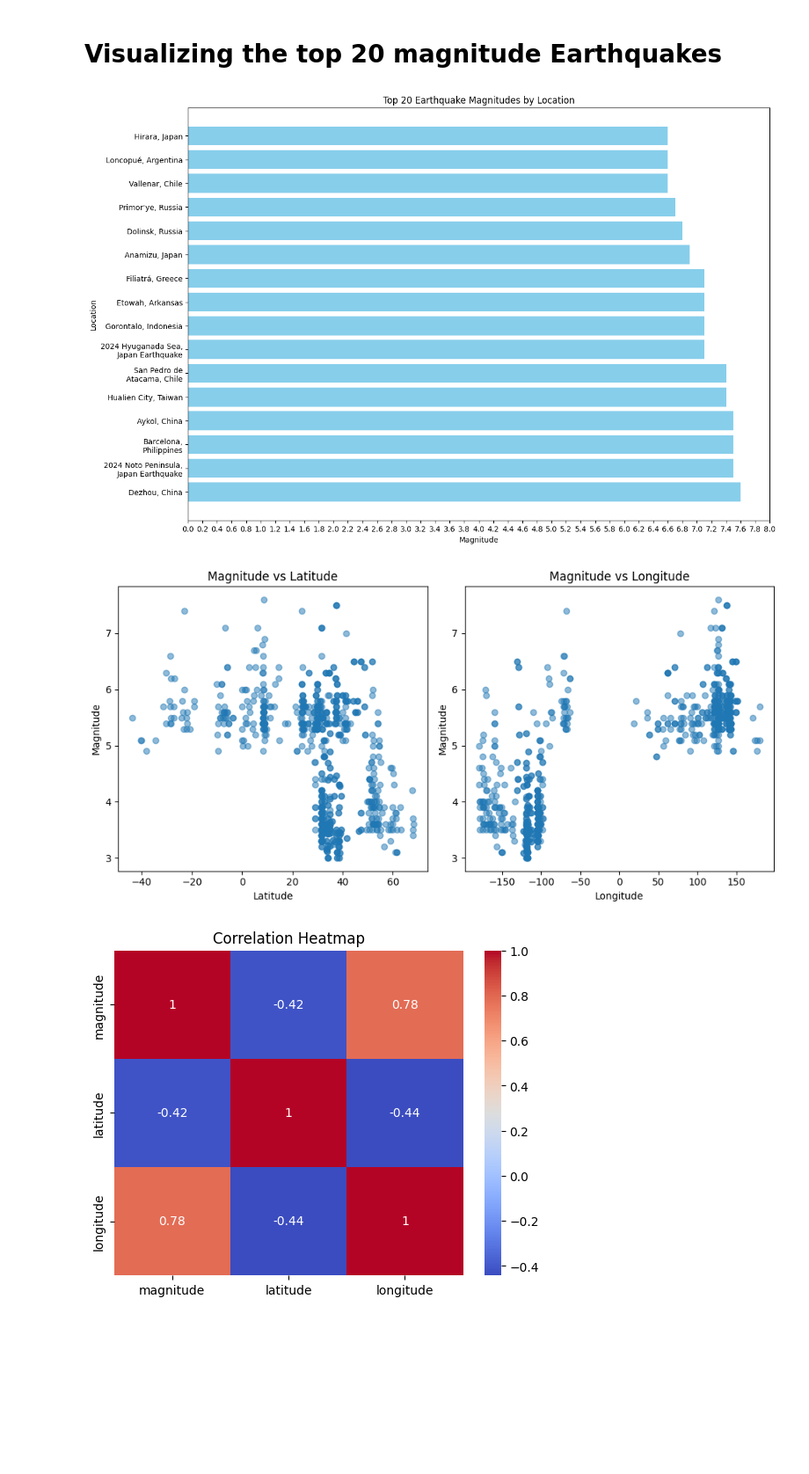
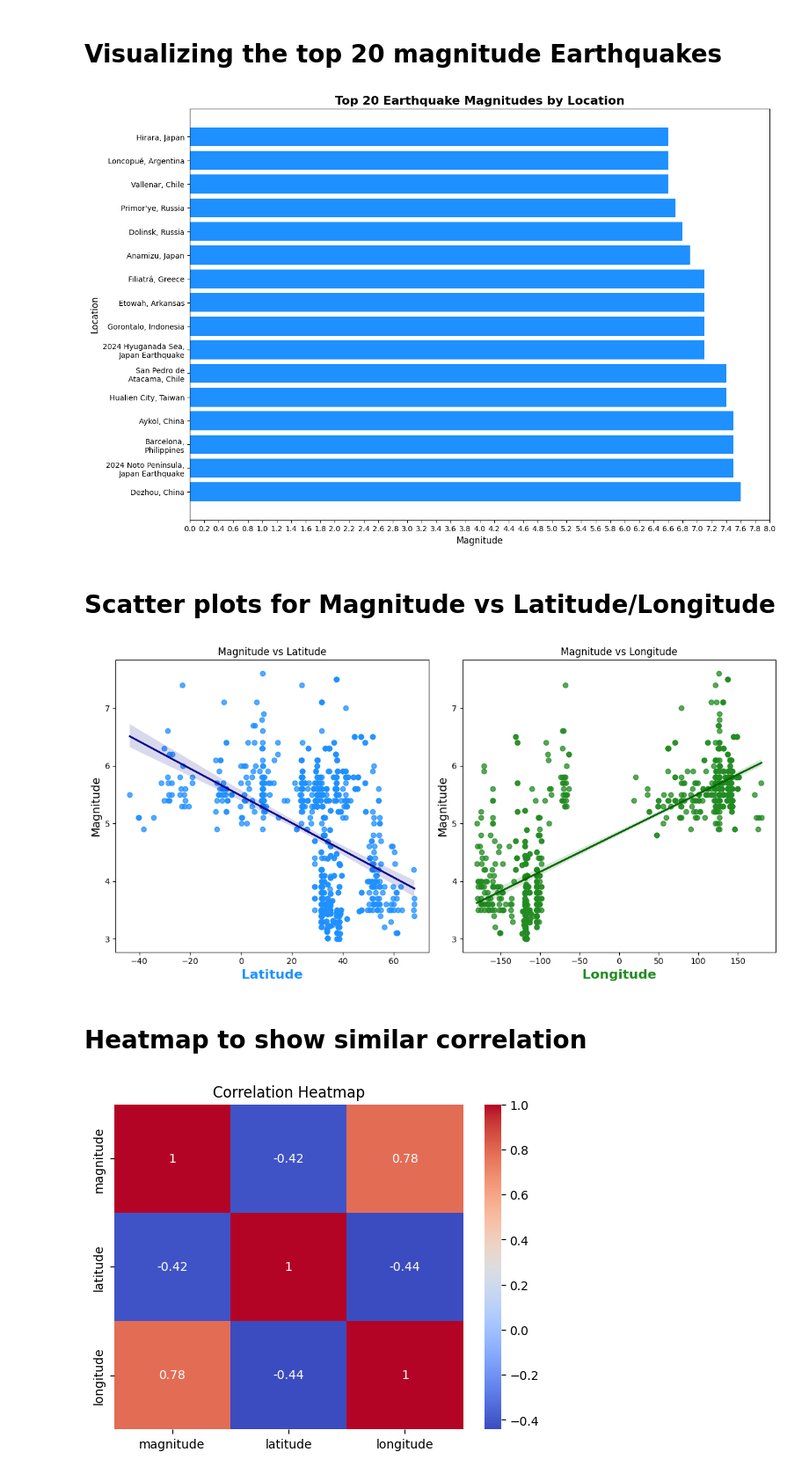
Before and after one commit to adarshm11/earthquakes-analysis, a Jupyter notebook: CS_131_Earthquakes_Analysis.ipynb, the cells around one changed output. Shown at 88% size. Saved outputs shown, nothing was run; the diff lists cells and outputs as text; code cells hidden in the pictures; blank space fills up the shorter version.

```diff
--- a/CS_131_Earthquakes_Analysis.ipynb
+++ b/CS_131_Earthquakes_Analysis.ipynb
@@ -46,52 +70,58 @@ OK
 # %%
 top_20 = df.nlargest(20, 'magnitude')
 
 # Extract 'location' and 'magnitude' columns
 locations = top_20['location']
 magnitudes = top_20['magnitude']
 
 # Function to wrap long location names
 def wrap_labels(labels, width=20):
     return ['\n'.join(textwrap.wrap(label, width)) for label in labels]
 
 # Wrap the location labels if they are long
 wrapped_locations = wrap_labels(locations)
 
 # Create the figure with more height to prevent clustering
 plt.figure(figsize=(14, 10))
 
 # Create a horizontal bar plot
-plt.barh(wrapped_locations, magnitudes, color='skyblue')
+plt.barh(wrapped_locations, magnitudes, color='dodgerblue')
 
-plt.xlabel('Magnitude')
-plt.ylabel('Location')
-plt.title('Top 20 Earthquake Magnitudes by Location')
+plt.xlabel('Magnitude', fontsize=12)
+plt.ylabel('Location', fontsize=12)
+plt.title('Top 20 Earthquake Magnitudes by Location', fontsize=16, weight='bold')
 
 plt.xticks(np.arange(0, 8.2, 0.2))
 
 # Show the plot
 plt.show()
 # %% [output]
-[figure, old version]
+[figure, new version]
+# %% [markdown]
+# Scatter plots for Magnitude vs Latitude/Longitude
 # %%
-plt.figure(figsize=(10, 5))
+plt.figure(figsize=(12, 6))
 
 # Magnitude vs Latitude
 plt.subplot(1, 2, 1)
-plt.scatter(df['latitude'], df['magnitude'], alpha=0.5)
-plt.xlabel('Latitude')
-plt.ylabel('Magnitude')
+plt.scatter(df['latitude'], df['magnitude'], alpha=0.5, c='dodgerblue')
+sns.regplot(x='latitude', y='magnitude', data=df, scatter_kws={'alpha':0.5, 'color':'dodgerblue'}, line_kws={'color':'darkblue'})
+plt.xlabel('Latitude', c='dodgerblue', weight='bold', fontsize=16)
+plt.ylabel('Magnitude', fontsize=14)
 plt.title('Magnitude vs Latitude')
 
 # Magnitude vs Longitude
 plt.subplot(1, 2, 2)
-plt.scatter(df['longitude'], df['magnitude'], alpha=0.5)
-plt.xlabel('Longitude')
-plt.ylabel('Magnitude')
+plt.scatter(df['longitude'], df['magnitude'], alpha=0.5, c='forestgreen')
+sns.regplot(x='longitude', y='magnitude', data=df, scatter_kws={'alpha':0.5, 'color':'forestgreen'}, line_kws={'color':'darkgreen'})
+plt.xlabel('Longitude', c='forestgreen', weight='bold', fontsize=16)
+plt.ylabel('Magnitude', fontsize=14)
 plt.title('Magnitude vs Longitude')
 
 plt.tight_layout()
 plt.show()
 # %% [output]
-[figure, old version]
+[figure, new version]
+# %% [markdown]
+# Heatmap to show similar correlation
 # %%
```
Also changed, not shown: parts of 15 cells of this notebook.
